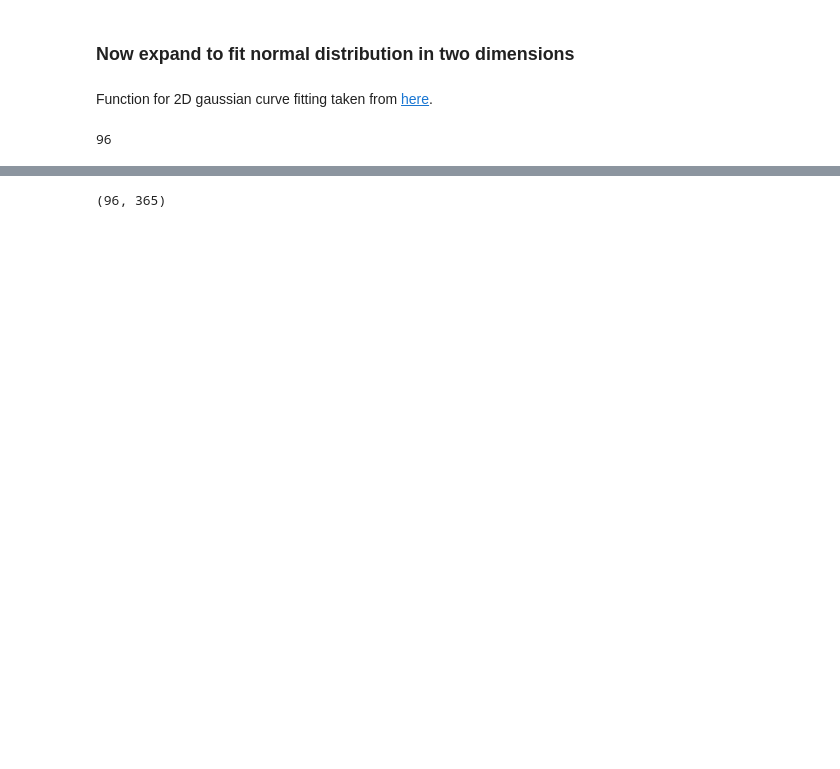
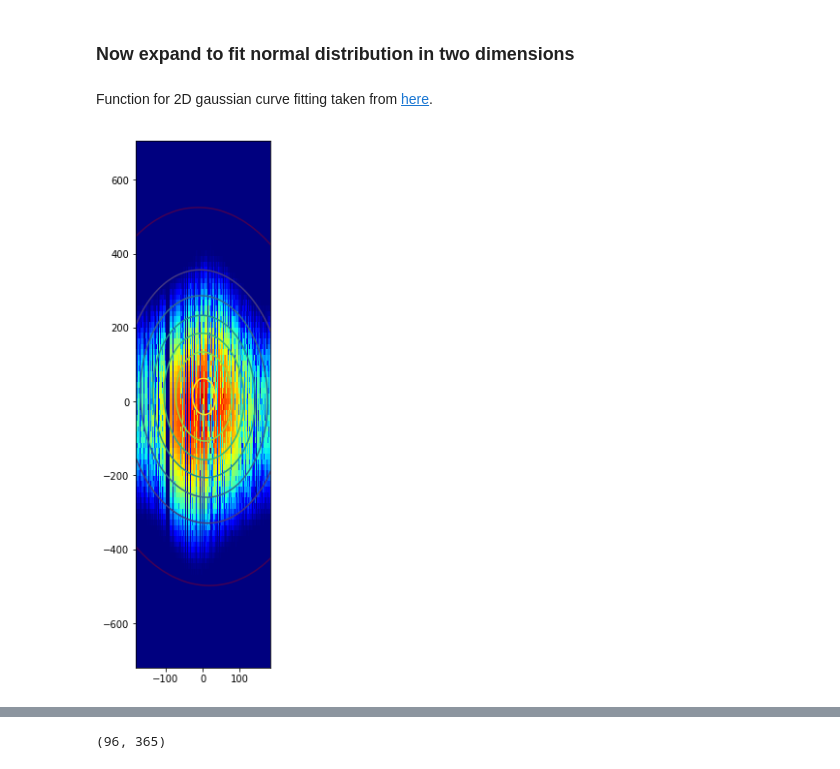
Before and after one commit to MSAmit/Capstone-project, a Jupyter notebook: Normalise_using_clear_sky_model.ipynb, the cells around one changed output, grey strips where cells are left out. Drawn from its saved outputs; the diff is of its cells as text; code cells hidden in the pictures; blank space fills up the shorter version.

```diff
--- a/Normalise_using_clear_sky_model.ipynb
+++ b/Normalise_using_clear_sky_model.ipynb
@@ -374,10 +314,6 @@ def twoD_gaus(xdata_tuple, amplitude, x0, y0, sigma_x, sigma_y, theta, offset):
     return g.ravel()
 # %%
 x, y = np.meshgrid(np.unique(PV_15M.summer_solstice_delta.values),np.unique(PV_15M.midday_delta.values))
-# %%
-len(x)
-# %% [output]
-96
 # %%
 # Replace missing values in Z with zero
 Z = np.nan_to_num(Z,0)
@@ -383,0 +322,14 @@ Z = np.nan_to_num(Z,0)
+# %%
+popt, pcov = curve_fit(
+    twoD_gaus, (x,y), Z.ravel(), p0 = initial_guess, maxfev = 1000000)
+# %%
+data_fitted = twoD_gaus((x,y), *popt)
+
+fig = plt.figure(figsize=(10,10))
+ax = plt.axes()
+ax.imshow(Z, cmap=plt.cm.jet,
+          extent=(x.min(), x.max(), y.min(), y.max()))
+ax.contour(x,y,data_fitted.T.reshape(96,365))
+plt.show();
+# %% [output]
+[figure, added]
```
Also changed, not shown: parts of 90 cells of this notebook.
